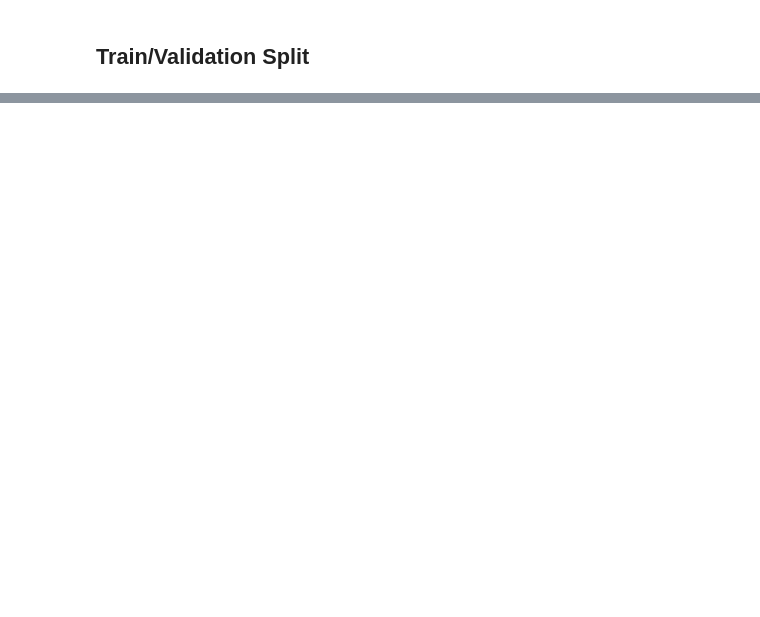
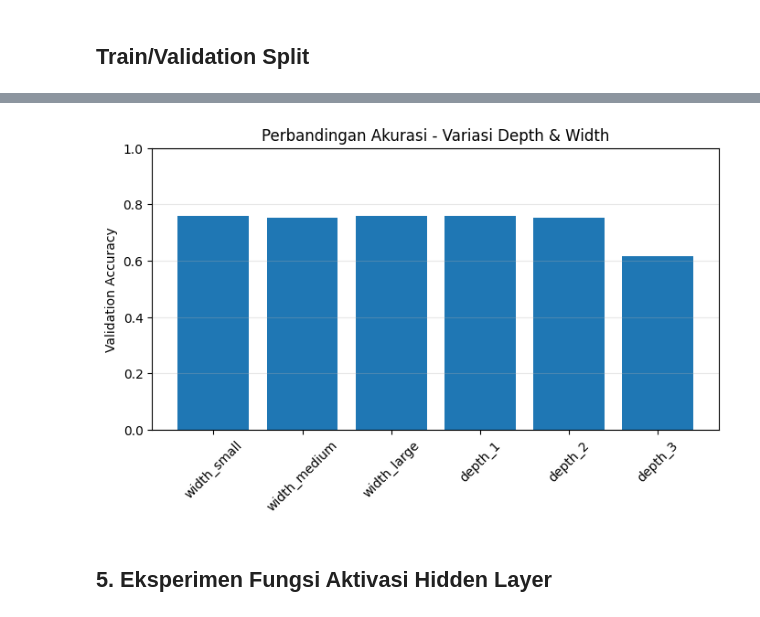
Before and after one commit to Aramazaya/Aram-Intelligence-3.0, a Jupyter notebook: src/Notebook.ipynb, the cells around one changed output, grey strips where cells are left out. Cells and saved outputs as stored; diff of their text form; code cells hidden in the pictures; blank space fills up the shorter version.

```diff
--- a/src/Notebook.ipynb
+++ b/src/Notebook.ipynb
@@ -204,5 +187,0 @@ model = FeedForwardNN(
-# %%
-model.fit(X_train, y_train)
-y_pred_proba = model.predict(X_val)
-accuracy = accuracy_score(y_val, y_pred_proba)
-print("Validation Accuracy:", round(accuracy, 3))
@@ -230,0 +309,16 @@ print(np.unique(y_pred, return_counts=True))
+# %%
+# Plot akurasi untuk setiap konfigurasi depth/width
+
+names = [r["name"] for r in results_depth_width]
+accs = [r["acc"] for r in results_depth_width]
+
+plt.figure(figsize=(8, 4))
+plt.bar(names, accs)
+plt.xticks(rotation=45)
+plt.ylabel("Validation Accuracy")
+plt.title("Perbandingan Akurasi - Variasi Depth & Width")
+plt.ylim(0, 1)
+plt.grid(axis="y", alpha=0.3)
+plt.show()
+# %% [output]
+[figure, added]
@@ -230,0 +357,2 @@ print(np.unique(y_pred, return_counts=True))
+# %% [markdown]
+## 5. Eksperimen Fungsi Aktivasi Hidden Layer
```
Also changed, not shown: parts of 36 cells of this notebook, 1 other file.
